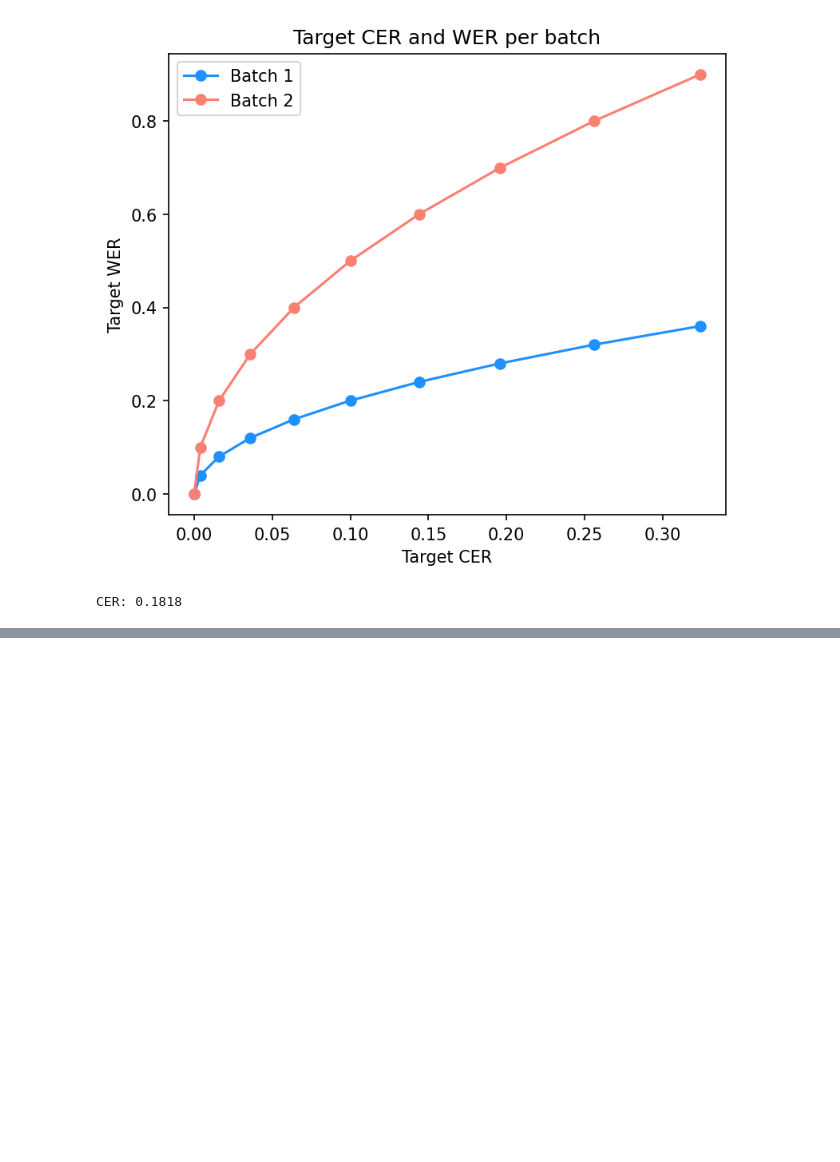
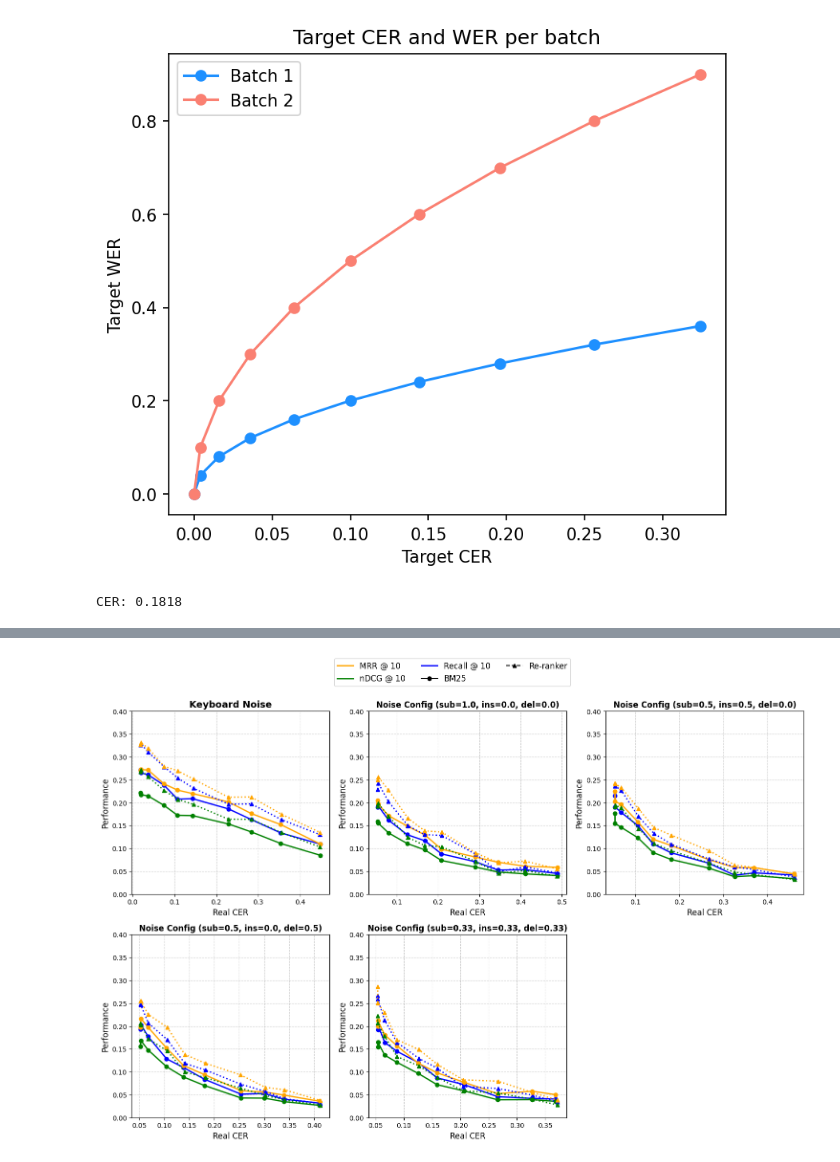
Before and after one commit to begumkoc/IR_Project, a Jupyter notebook: Final_evaluation.ipynb, the cells around one changed output, grey strips where cells are left out. Cells and saved outputs as stored; diff of their text form; code cells hidden in the pictures; blank space fills up the shorter version.

```diff
--- a/Final_evaluation.ipynb
+++ b/Final_evaluation.ipynb
@@ -106,5 +111,3 @@ q_encoder = d_encoder = TASBEncoder(
-# %%
-dataset = pt.get_dataset("irds:beir/fiqa")
 # %%
 from pathlib import Path
 
@@ -162,4 +125,0 @@ ff_score = FFScore(ff_index)
-# %%
-bm25 = pt.terrier.Retriever(index_ref, wmodel="BM25")
-testset = pt.get_dataset("irds:beir/fiqa/test")
-test_queries = testset.get_topics()
@@ -171,3 +125,0 @@ test_queries = testset.get_topics()
-# %%
-candidates = (bm25 % 5)(testset.get_topics())
-candidates
@@ -224,0 +172,31 @@ ff_int(re_ranked)
+# %%
+# Creates the model retrievers
+
+from fast_forward.util.pyterrier import FFInterpolate
+
+bm25 = pt.terrier.Retriever(index_ref, wmodel="BM25")
+
+def create_reranker(retriever_to_rerank, ff_score):
+    """
+    Creates a re-ranking pipeline by combining an initial retriever, a re-ranking model (e.g., a neural scorer),
+    and an interpolation step to blend BM25 and re-ranker scores.
+
+    :param retriever_to_rerank: PyTerrier retriever component (e.g., BM25) used to retrieve initial candidate documents.
+    :param ff_score: A re-ranking model or transformer (e.g., a learned model like MonoT5 or a feature function).
+    :return: A PyTerrier pipeline that retrieves top 1000 documents, reranks them with ff_score,
+    and interpolates scores.
+    """
+    candidates = (retriever_to_rerank % 5)(test_queries)
+    re_ranked = ff_score(candidates)
+    ff_int = FFInterpolate(alpha=0.5)
+    ff_int(re_ranked)
+    return retriever_to_rerank % 1000 >> ff_score >> ff_int
+
+neural_reranker = create_reranker(bm25, ff_score)
+
+retrievers = {
+    # "TF-IDF": tfidf,
+    "BM25": bm25,
+    "re-ranker": neural_reranker,
+    # "SparseColBERT": sparse_colbert,
+}
@@ -523,0 +423,4 @@ plt.show()
+# %%
+plot_experiment_results(results_batch_1)
+# %% [output]
+[figure, added]
```
Also changed, not shown: parts of 21 cells of this notebook, 1 other file.
